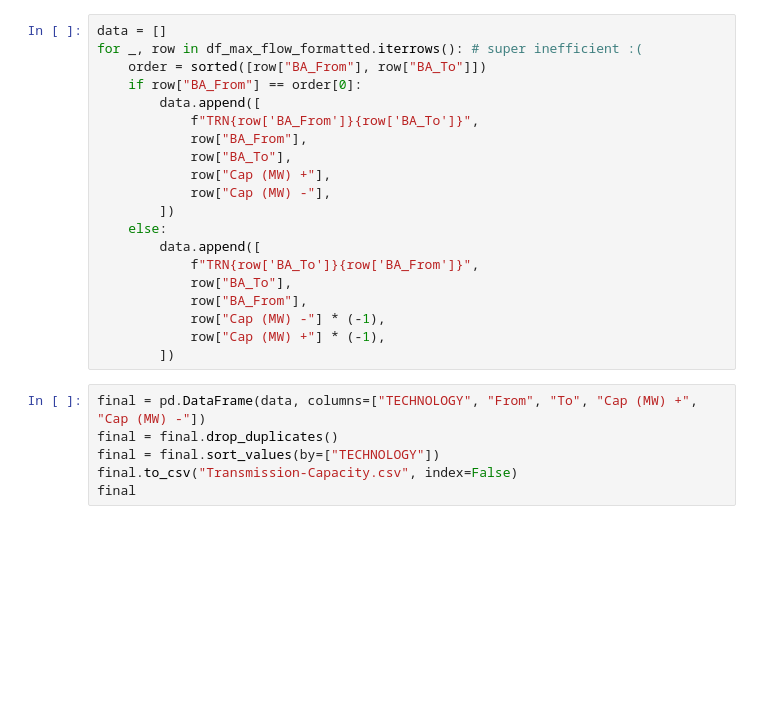
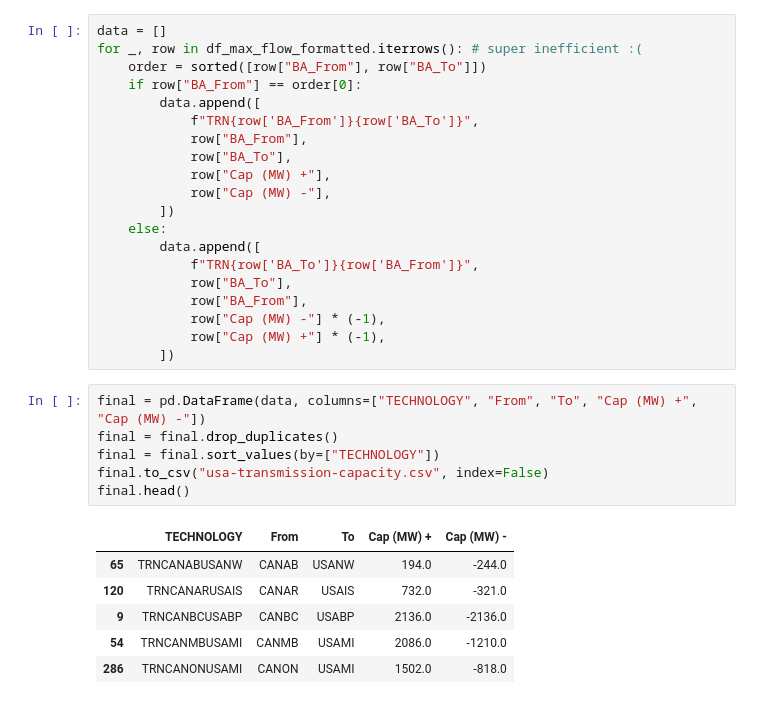
Before and after one commit to Electricity-Transmission-Database/electricity-transmission-database, a Jupyter notebook: usa/ba-transmission.ipynb, the cells around one changed output. Drawn from its saved outputs; the diff is of its cells as text; blank space fills up the shorter version.

```diff
--- a/usa/ba-transmission.ipynb
+++ b/usa/ba-transmission.ipynb
@@ -207,6 +260,13 @@ for _, row in df_max_flow_formatted.iterrows(): # super inefficient :(
 # %%
 final = pd.DataFrame(data, columns=["TECHNOLOGY", "From", "To", "Cap (MW) +", "Cap (MW) -"])
 final = final.drop_duplicates()
 final = final.sort_values(by=["TECHNOLOGY"])
-final.to_csv("Transmission-Capacity.csv", index=False)
-final
+final.to_csv("usa-transmission-capacity.csv", index=False)
+final.head()
+# %% [output]
+|  | TECHNOLOGY | From | To | Cap (MW) + | Cap (MW) - |
+| 65 | TRNCANABUSANW | CANAB | USANW | 194.0 | -244.0 |
+| 120 | TRNCANARUSAIS | CANAR | USAIS | 732.0 | -321.0 |
+| 9 | TRNCANBCUSABP | CANBC | USABP | 2136.0 | -2136.0 |
+| 54 | TRNCANMBUSAMI | CANMB | USAMI | 2086.0 | -1210.0 |
+| 286 | TRNCANONUSAMI | CANON | USAMI | 1502.0 | -818.0 |
```
Also changed, not shown: parts of 8 cells of this notebook.
